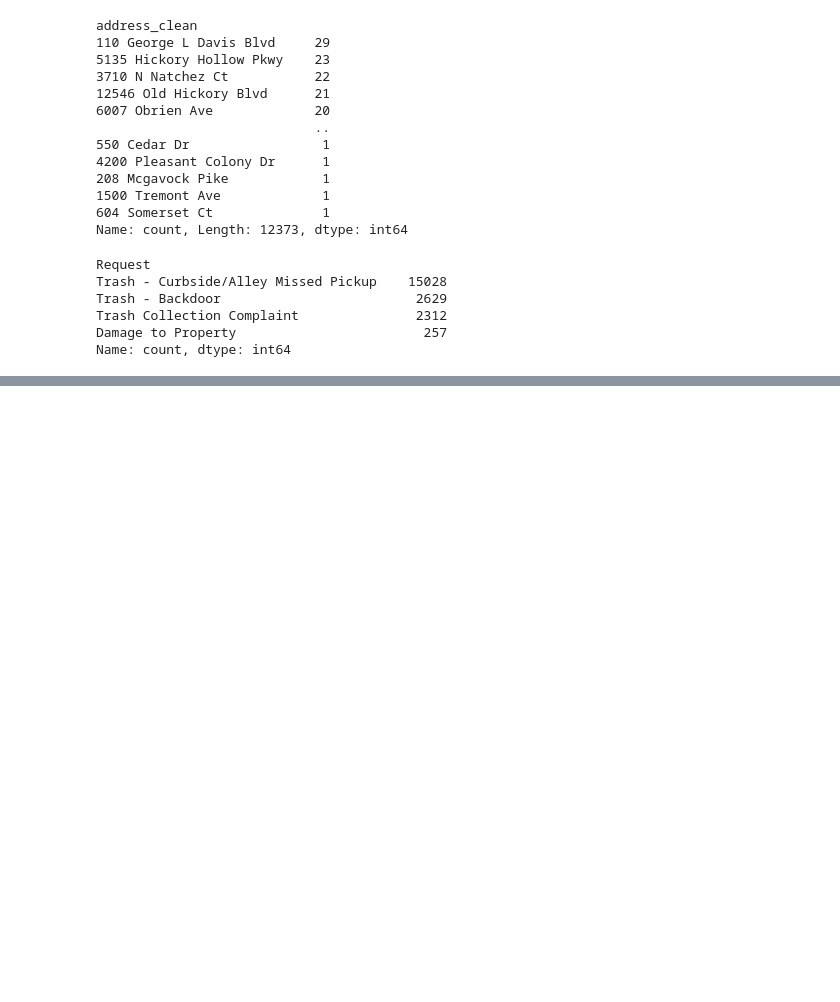
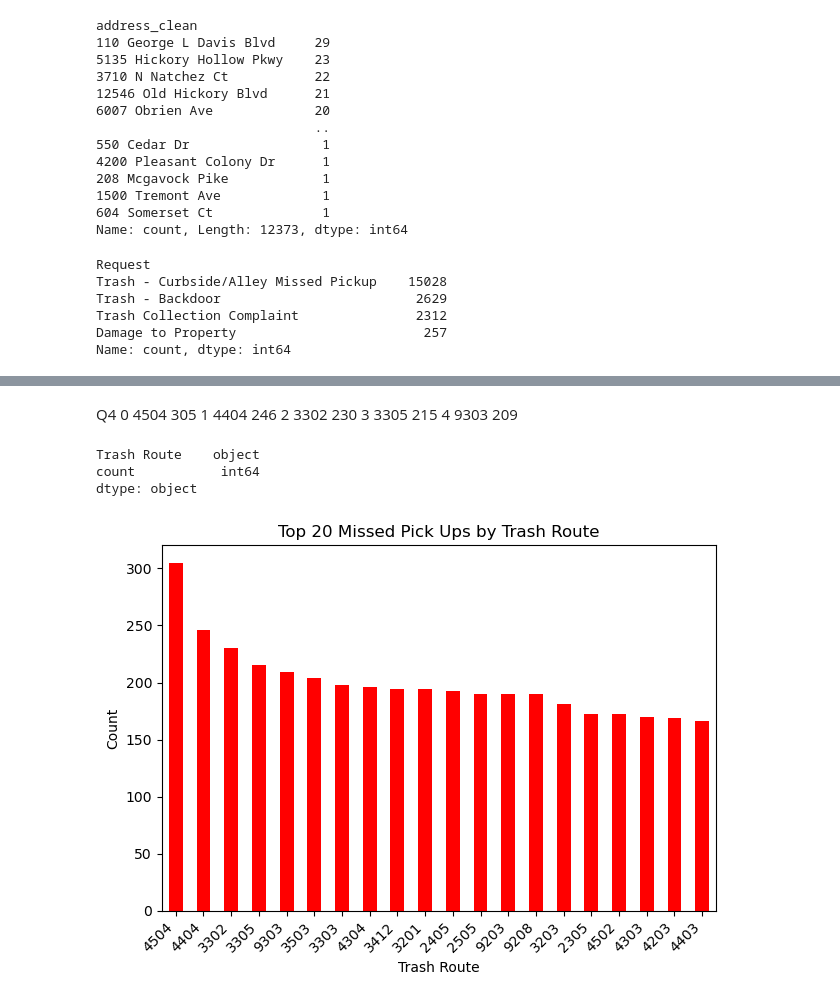
Before and after one commit to NSS-Data-Analytics-Cohort-17/trash-haulers-germany, a Jupyter notebook: scripts/trash_eda_Sam.ipynb, the cells around one changed output, grey strips where cells are left out. Cells and saved outputs as stored; diff of their text form; code cells hidden in the pictures; blank space fills up the shorter version.

Commit message:
trash, complete

```diff
--- a/scripts/trash_eda_Sam.ipynb
+++ b/scripts/trash_eda_Sam.ipynb
@@ -216,0 +270,2 @@ Q3
+# %%
+missed_pu_routes = trash_report[trash_report['Request '] == 'Trash - Curbside/Alley Missed Pickup']
@@ -216,0 +299,7 @@ Q3
+# %% [markdown]
+Q4
+0	4504	305
+1	4404	246
+2	3302	230
+3	3305	215
+4	9303	209
@@ -216,0 +308,16 @@ Q3
+# %%
+miss_pu_routes_all.dtypes
+# %% [output]
+Trash Route    object
+count           int64
+dtype: object
+# %%
+top_20_missed_bar = missed_pu_routes['Trash Route'].value_counts().head(20).plot(kind='bar', color='red')
+plt.title('Top 20 Missed Pick Ups by Trash Route')
+plt.xlabel('Trash Route')
+plt.ylabel('Count')
+plt.xticks(rotation=45, ha='right')
+plt.tight_layout()
+plt.show()
+# %% [output]
+[figure, added]
```
Also changed, not shown: parts of 23 cells of this notebook.
